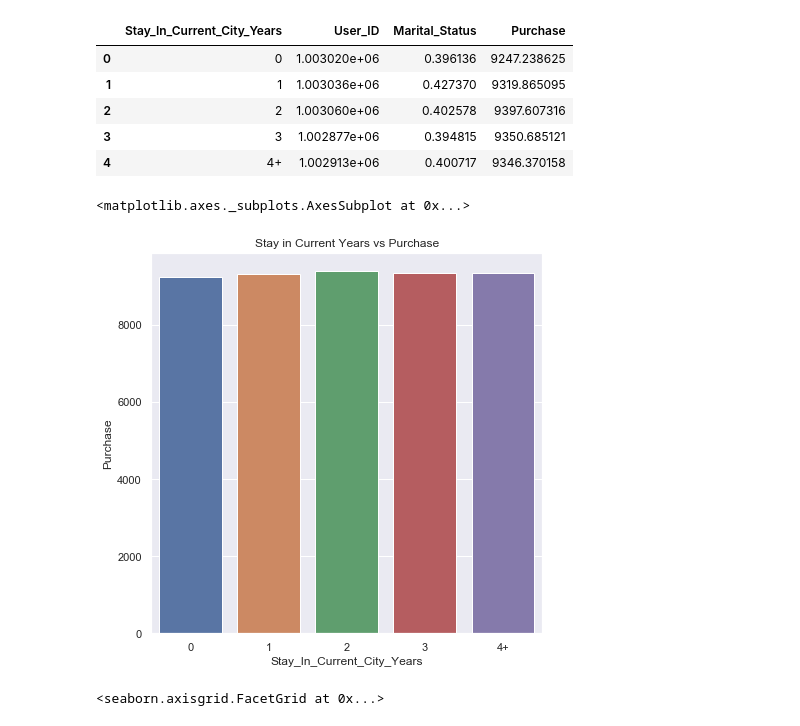
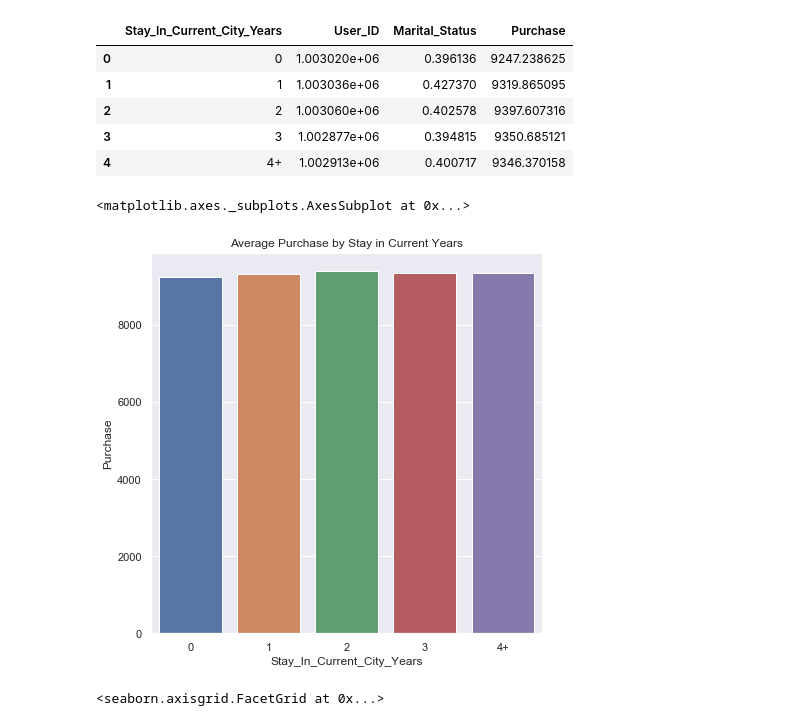
Before and after one commit to DishantBhatt/BlackFridaySales, a Jupyter notebook: BlackFridayAnalysis.ipynb, the cells around one changed output. Cells and saved outputs as stored; diff of their text form; code cells hidden in the pictures.

```diff
--- a/BlackFridayAnalysis.ipynb
+++ b/BlackFridayAnalysis.ipynb
@@ -99,11 +106,11 @@ df_by_stayyears
 # %%
 sns.set(rc={'figure.figsize':(7,7)})
 plot = sns.barplot(x = 'Stay_In_Current_City_Years', y = 'Purchase', data = df_by_stayyears)
-plot.set_title("Stay in Current Years vs Purchase")
+plot.set_title("Average Purchase by Stay in Current Years")
 plot
 # %% [output]
 <matplotlib.axes._subplots.AxesSubplot at 0x...>
-[figure, old version]
+[figure, new version]
 # %%
 g = sns.FacetGrid(df, col = "City_Category", height= 5)
 g.map(sns.distplot, "Purchase")
```
Also changed, not shown: parts of 13 cells of this notebook.
